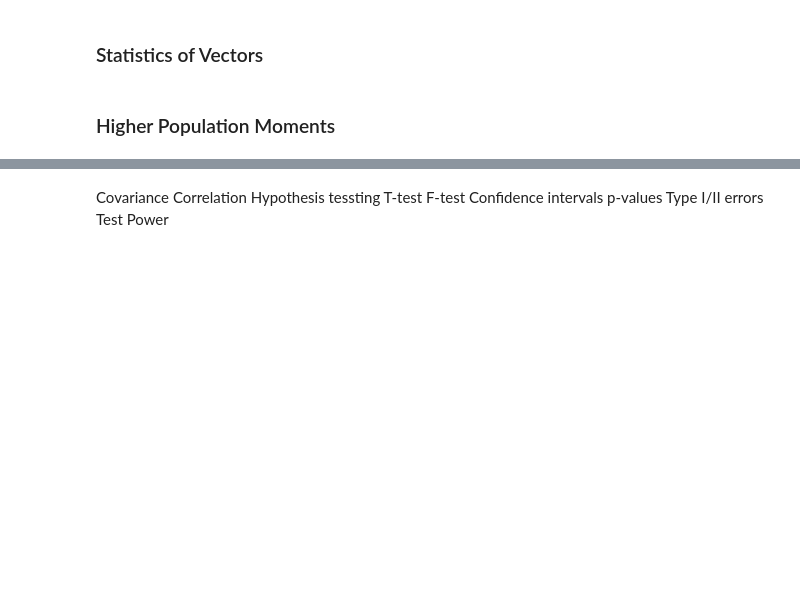
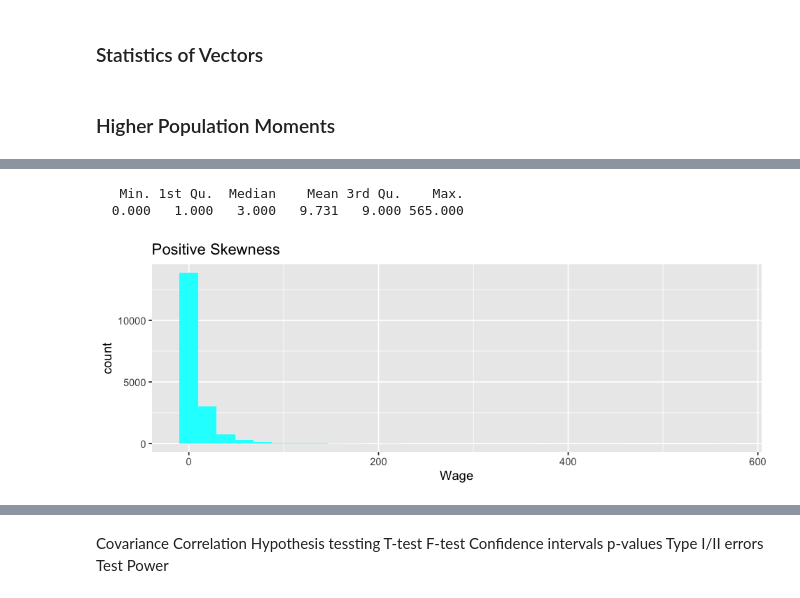
Before and after one commit to hands-on-econ/Hands-On-Econ, a Jupyter notebook: Michaelmas/5. Statistics II.ipynb, the cells around one changed output, grey strips where cells are left out. Cells and saved outputs as stored; diff of their text form; code cells hidden in the pictures; blank space fills up the shorter version.

```diff
--- a/Michaelmas/5. Statistics II.ipynb
+++ b/Michaelmas/5. Statistics II.ipynb
@@ -208,0 +271,12 @@ easiest way to think about a joint probability distribution is as
+# %%
+data[,'Wage']<-gsub('K','',data[,'Wage'])
+data[,'Wage']<-gsub('€','',data[,'Wage'])
+data[,'Wage']<-as.numeric(data[,'Wage'])
+# %%
+options(repr.plot.width=8, repr.plot.height=3)
+ggplot(data,aes(Wage))+geom_histogram(fill='cyan',bins=30)+ggtitle('Positive Skewness')
+summary(data[,'Wage'])
+# %% [output]
+   Min. 1st Qu.  Median    Mean 3rd Qu.    Max.
+  0.000   1.000   3.000   9.731   9.000 565.000
+[figure, added]
```
Also changed, not shown: parts of 26 cells of this notebook, 1 other file.
